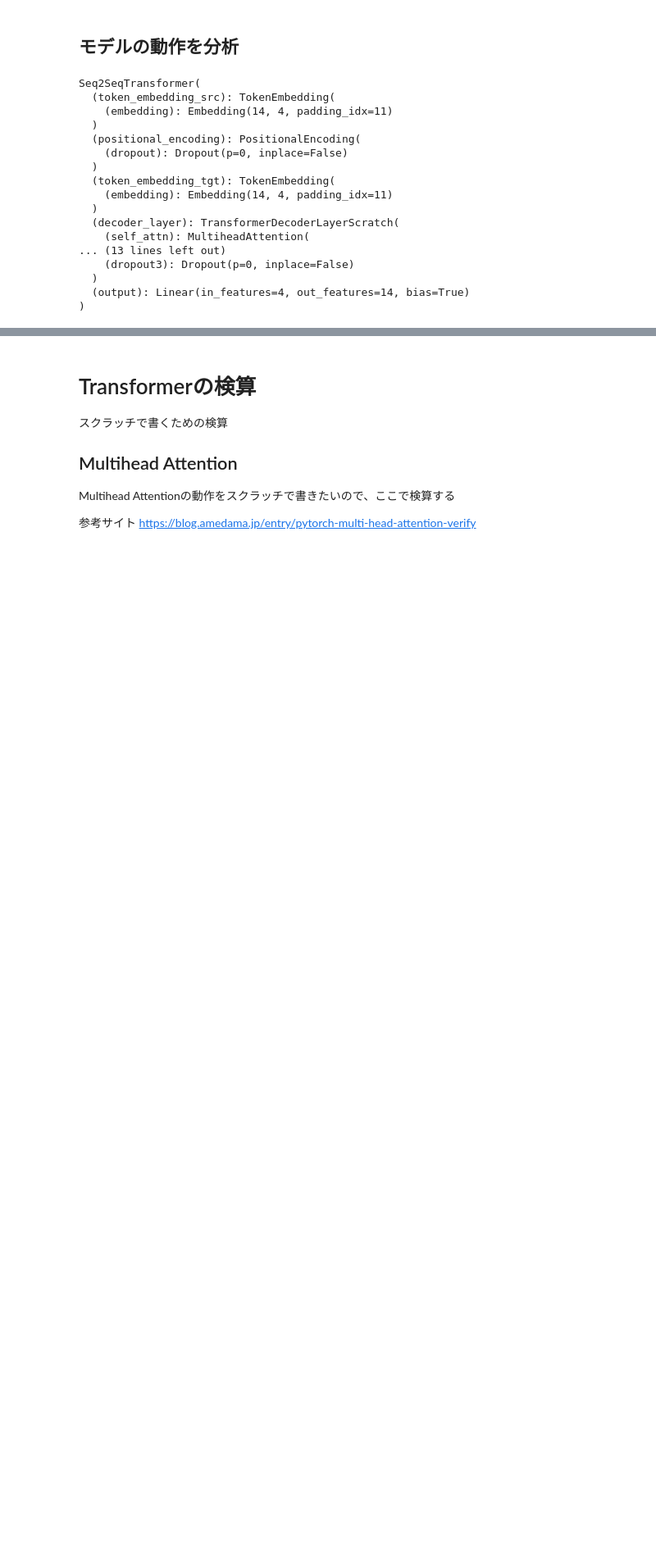
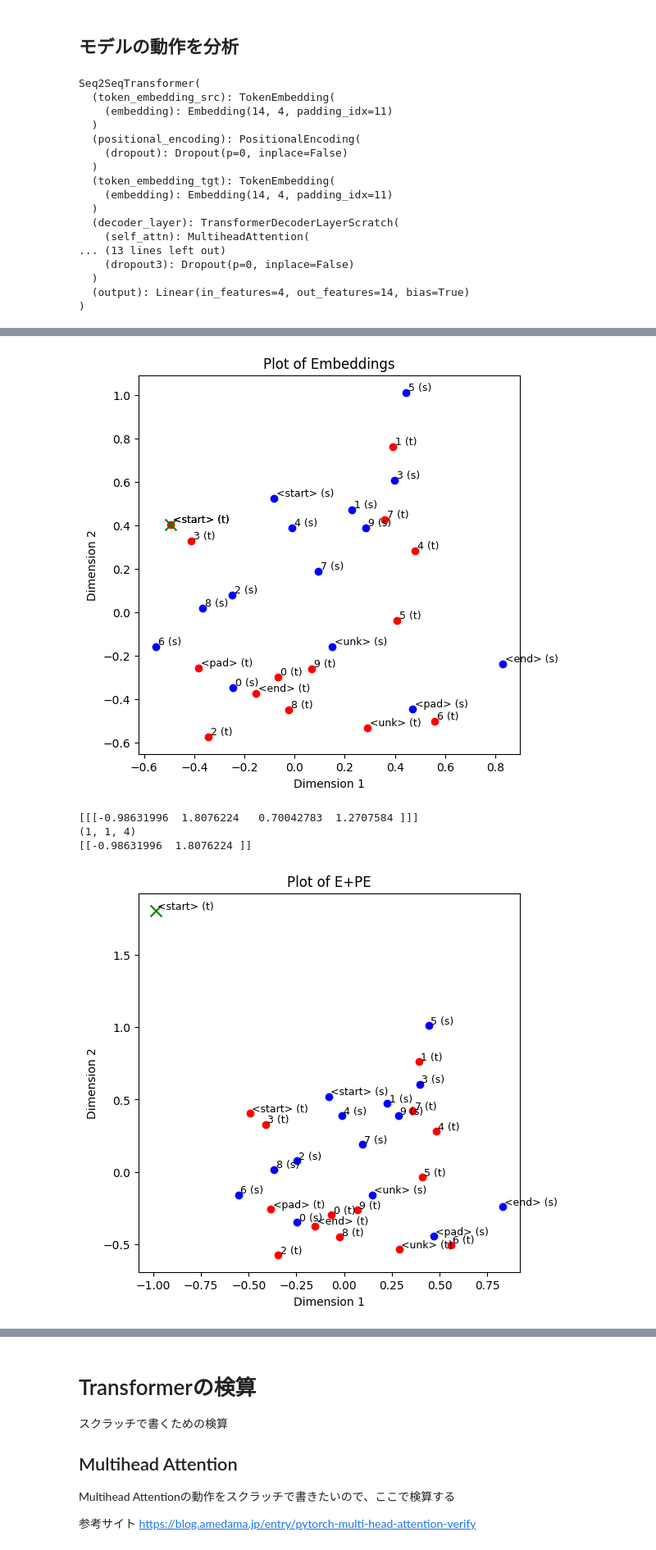
Before and after one commit to AriRyo/transformer-ansys, a Jupyter notebook: FomulaBEAT/tf_math03-2.ipynb, the cells around one changed output, grey strips where cells are left out. Shown at 82% size. Saved outputs shown, nothing was run; the diff lists cells and outputs as text; code cells hidden in the pictures; blank space fills up the shorter version.

```diff
--- a/FomulaBEAT/tf_math03-2.ipynb
+++ b/FomulaBEAT/tf_math03-2.ipynb
@@ -779,16 +1308,33 @@ def positional_encoding(tensor: Tensor, maxlen=5000):
 
 # 翻訳処理を実行
 seq_len_tgt = max([len(x[1]) for x in train_data])
-text = '999999'
+text = '846'
 
 tokens_src = convert_text_to_indexes(text, vocab=vocab_src)
 src = torch.LongTensor(tokens_src).reshape(len(tokens_src), 1).to(device)
 memory = positional_encoding(embedding_src_weight[src] * math.sqrt(embedding_size))
 ys = torch.ones(1, 1).fill_(START_IDX).type(torch.long).to(device)
 
+# 分析0
+print(f"text: {text}")
+print(f"memory: {memory}")
+print(f"memory_size: {memory.size()}")
+print("\n------------------\n")
+
+
 for i in range(10):
     tgt_embed = positional_encoding(embedding_tgt_weight[ys] * math.sqrt(embedding_size))
     tgt_mask = generate_square_subsequent_mask(ys.size(0)).to(device).type(torch.bool)
+
+    # 分析１
+    print(f"iter: {i}")
+    print(f"ys: {ys}")
+    print(f"tgt_embed: {tgt_embed}")
+    now_tgt = convert_indexes_to_text(ys.squeeze(1).tolist(), vocab_tgt)
+    print(f"now tgt: {now_tgt}")
+    print(f"tgt_embed: {tgt_embed}")
+    plot_embedding_tgt_2d(ys=ys, tgt_embed=embedding_tgt_weight[ys], title="Embeddings")
+    plot_embedding_tgt_2d(ys=ys, tgt_embed=tgt_embed, title="E+PE")
 
     # Self-attention
     self_attn_wq, self_attn_wk, self_attn_wv = self_attn_in_proj_weight.chunk(3, dim=0)
@@ -797,12 +1343,27 @@ for i in range(10):
     KW = torch.matmul(tgt_embed.permute(1, 0, 2), self_attn_wk.T) + self_attn_bk
     VW = torch.matmul(tgt_embed.permute(1, 0, 2), self_attn_wv.T) + self_attn_bv
     self_attn_weights = F.softmax(torch.bmm(QW, KW.transpose(-2, -1)) / math.sqrt(embedding_size), dim=-1)
-
     AV = torch.matmul(self_attn_weights, VW)
     self_attn_output = torch.matmul(AV, self_attn_out_proj_weight.T) + self_attn_out_proj_bias
     self_attn_output = self_attn_output.permute(1, 0, 2)
     tgt = tgt_embed + self_attn_output
     tgt = loaded_model.decoder_layer.norm1(tgt)
+
+    # 分析2
+    print("SelfAttention Layer")
+    print(f"QV.shape: {QW.shape}")
+    print(f"KV.shape: {KW.shape}")
+    print(f"WV.shape: {VW.shape}")
+    print(f"attn_weight.shape: {self_attn_weights.shape}")
+    print(f"AV.shape: {AV.shape}")
+    # Self-Attentionのベクトルの可視化
+    plot_embedding_tgt_2d(ys=ys, tgt_embed=QW, title="Self-Attention Q")
+    plot_embedding_tgt_2d(ys=ys, tgt_embed=KW, title="Self-Attention K")
+    plot_embedding_tgt_2d(ys=ys, tgt_embed=VW, title="Self-Attention V")
+    plot_embedding_tgt_2d(ys=ys, tgt_embed=AV, title="Self-Attention AV")
+    plot_embedding_tgt_2d(ys=ys, tgt_embed=self_attn_output, title="Self-Attention Output")
+    plot_embedding_tgt_2d(ys=ys, tgt_embed=tgt, title="Self-Attention")
+
 
 
 
@@ -813,12 +1374,27 @@ for i in range(10):
     KW = torch.matmul(memory.permute(1, 0, 2), multi_attn_wk.T) + multi_attn_bk
     VW = torch.matmul(memory.permute(1, 0, 2), multi_attn_wv.T) + multi_attn_bv
     multi_attn_weights = F.softmax(torch.bmm(QW, KW.transpose(-2, -1)) / math.sqrt(embedding_size), dim=-1)
-
     AV = torch.matmul(multi_attn_weights, VW)
     multi_attn_output = torch.matmul(AV, multihead_attn_out_proj_weight.T) + multihead_attn_out_proj_bias
     multi_attn_output = multi_attn_output.permute(1, 0, 2)
     tgt = tgt + multi_attn_output
     tgt = loaded_model.decoder_layer.norm2(tgt)
+
+    # 分析3
+    print(f"QV.shape: {QW.shape}")
+    print(f"KV.shape: {KW.shape}")
+    print(f"WV.shape: {VW.shape}")
+    print(f"attn_weight.shape: {multi_attn_weights.shape}")
+    print(f"AV.shape: {AV.shape}")
+    # Memory-Attentionのベクトルの可視化
+    plot_embedding_tgt_2d(ys=ys, tgt_embed=QW, src=src, title="Memory-Attention Q")
+    plot_embedding_tgt_2d(ys=ys, tgt_embed=np.squeeze(KW, axis=0), src=src, title="Memory-Attention K")
+    plot_embedding_tgt_2d(ys=ys, tgt_embed=np.squeeze(VW, axis=0), src=src, title="Memory-Attention V")
+    plot_embedding_tgt_2d(ys=ys, tgt_embed=np.squeeze(AV, axis=0), src=src, title="Memory-Attention AV")
+    plot_embedding_tgt_2d(ys=ys, tgt_embed=self_attn_output, src=src, title="Memory-Attention Output")
+    plot_embedding_tgt_2d(ys=ys, tgt_embed=tgt, src=src, title="Memory-Attention")
+
+
 
     # Feedforward network
 
@@ -837,8 +1413,18 @@ for i in range(10):
     _, next_word = torch.max(output, dim=1)
     next_word = next_word.item()
 
+
+    # 分析4
+    print(f"AfterLinear.shape: {tgt2.shape}")
+    print(f"AfterAddTGT.shape: {tgt.shape}")
+    print(f"AfterAddTGT: {tgt}")
+    print(f"output.shape: {output.shape}")
+    print(f"output: {output}")
+
     ys = torch.cat([ys, torch.ones(1, 1).fill_(next_word).type_as(src.data)], dim=0)
-    print(next_word)
+    print(f"predicted: {next_word}")
+
+    print("\n------------------\n")
 
     if next_word == END_IDX:
         break
@@ -855,0 +1455,5 @@ Decoded sequence: 1
+[figure, added]
+[[[-0.98631996  1.8076224   0.70042783  1.2707584 ]]]
+(1, 1, 4)
+[[-0.98631996  1.8076224 ]]
+[figure, added]
```
Also changed, not shown: parts of 17 cells of this notebook, 3 other files.
